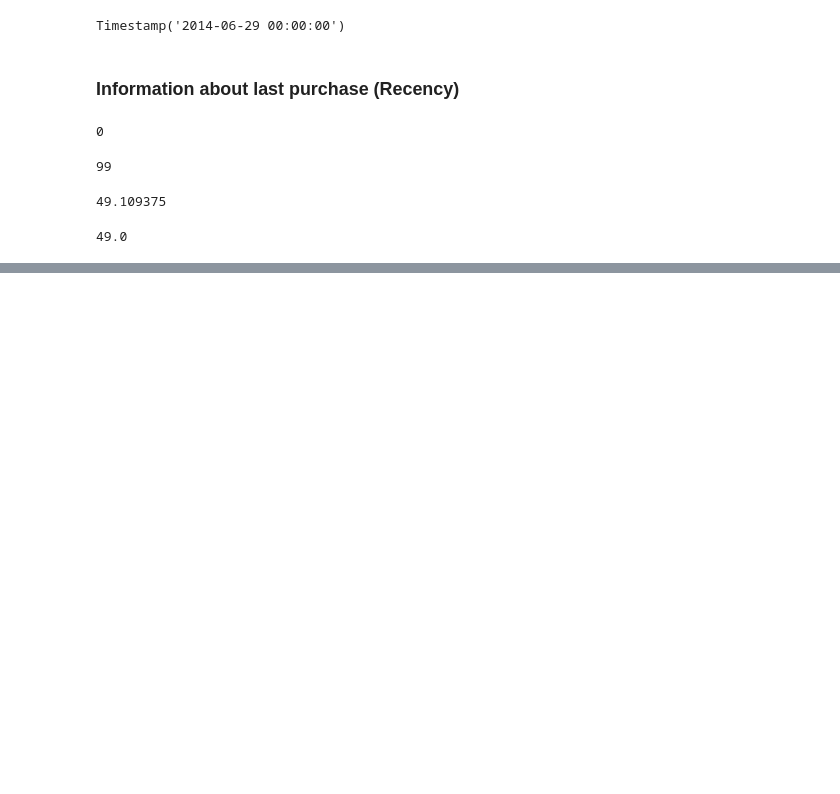
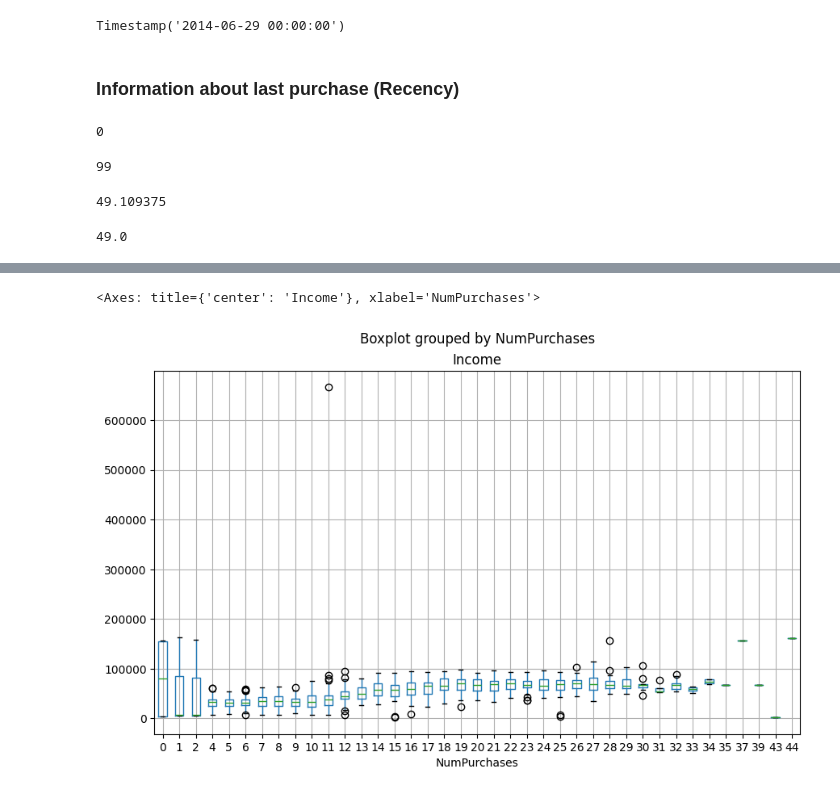
Before and after one commit to HajarRahimi/customer_analysis, a Jupyter notebook: customer_analysis.ipynb, the cells around one changed output, grey strips where cells are left out. Saved outputs shown, nothing was run; the diff lists cells and outputs as text; code cells hidden in the pictures; blank space fills up the shorter version.

```diff
--- a/customer_analysis.ipynb
+++ b/customer_analysis.ipynb
@@ -129,0 +219,5 @@ customer['Recency'].median()
+# %%
+customer.boxplot(column='Income', by='NumPurchases', figsize=(10, 6))
+# %% [output]
+<Axes: title={'center': 'Income'}, xlabel='NumPurchases'>
+[figure, added]
```
Also changed, not shown: parts of 21 cells of this notebook.
